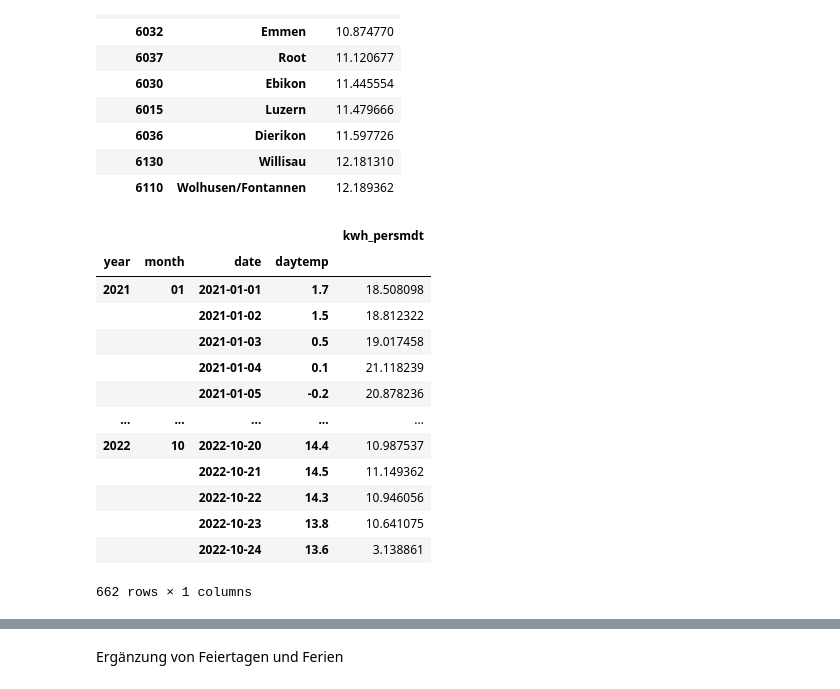
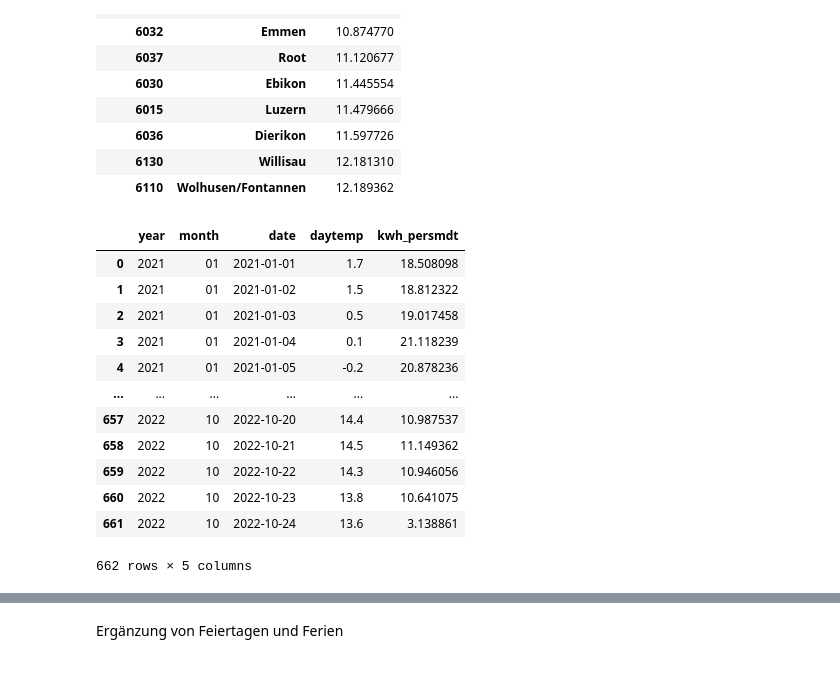
Before and after one commit to axpogroup/ckw-opendata, a Jupyter notebook: ckw.ch/Descriptives Agg.ipynb, the cells around one changed output, grey strips where cells are left out. Cells and saved outputs as stored; diff of their text form; code cells hidden in the pictures.

```diff
--- a/ckw.ch/Descriptives Agg.ipynb
+++ b/ckw.ch/Descriptives Agg.ipynb
@@ -472,20 +482,20 @@ df_area.nsmallest(10, 'kwh_perDay') #print bottom 10
 | 6110 | Wolhusen/Fontannen | 12.189362 |
 # %%
 #Temperatur und Verbrauch
-df_day=df_datashort.groupby(['year','month', 'date', 'daytemp'])[['kwh_persmdt']].sum() # Verbrauch pro Smart Meter pro Tag
+df_day=df_datashort.groupby(['year','month', 'date', 'daytemp'])[['kwh_persmdt']].sum() # Verbrauch pro Smart Meter pro Tag über alle Gemeinden
+df_day = df_day.reset_index()
 df_day
 # %% [output]
-|  |  |  |  | kwh_persmdt |
-| year | month | date | daytemp |  |
-| 2021 | 01 | 2021-01-01 | 1.7 | 18.508098 |
-|  |  | 2021-01-02 | 1.5 | 18.812322 |
-|  |  | 2021-01-03 | 0.5 | 19.017458 |
-|  |  | 2021-01-04 | 0.1 | 21.118239 |
-|  |  | 2021-01-05 | -0.2 | 20.878236 |
-| ... | ... | ... | ... | ... |
-| 2022 | 10 | 2022-10-20 | 14.4 | 10.987537 |
-|  |  | 2022-10-21 | 14.5 | 11.149362 |
-|  |  | 2022-10-22 | 14.3 | 10.946056 |
-|  |  | 2022-10-23 | 13.8 | 10.641075 |
-|  |  | 2022-10-24 | 13.6 | 3.138861 |
+|  | year | month | date | daytemp | kwh_persmdt |
+| 0 | 2021 | 01 | 2021-01-01 | 1.7 | 18.508098 |
+| 1 | 2021 | 01 | 2021-01-02 | 1.5 | 18.812322 |
+| 2 | 2021 | 01 | 2021-01-03 | 0.5 | 19.017458 |
+| 3 | 2021 | 01 | 2021-01-04 | 0.1 | 21.118239 |
+| 4 | 2021 | 01 | 2021-01-05 | -0.2 | 20.878236 |
+| ... | ... | ... | ... | ... | ... |
+| 657 | 2022 | 10 | 2022-10-20 | 14.4 | 10.987537 |
+| 658 | 2022 | 10 | 2022-10-21 | 14.5 | 11.149362 |
+| 659 | 2022 | 10 | 2022-10-22 | 14.3 | 10.946056 |
+| 660 | 2022 | 10 | 2022-10-23 | 13.8 | 10.641075 |
+| 661 | 2022 | 10 | 2022-10-24 | 13.6 | 3.138861 |
-662 rows × 1 columns
+662 rows × 5 columns
```
Also changed, not shown: parts of 12 cells of this notebook.
